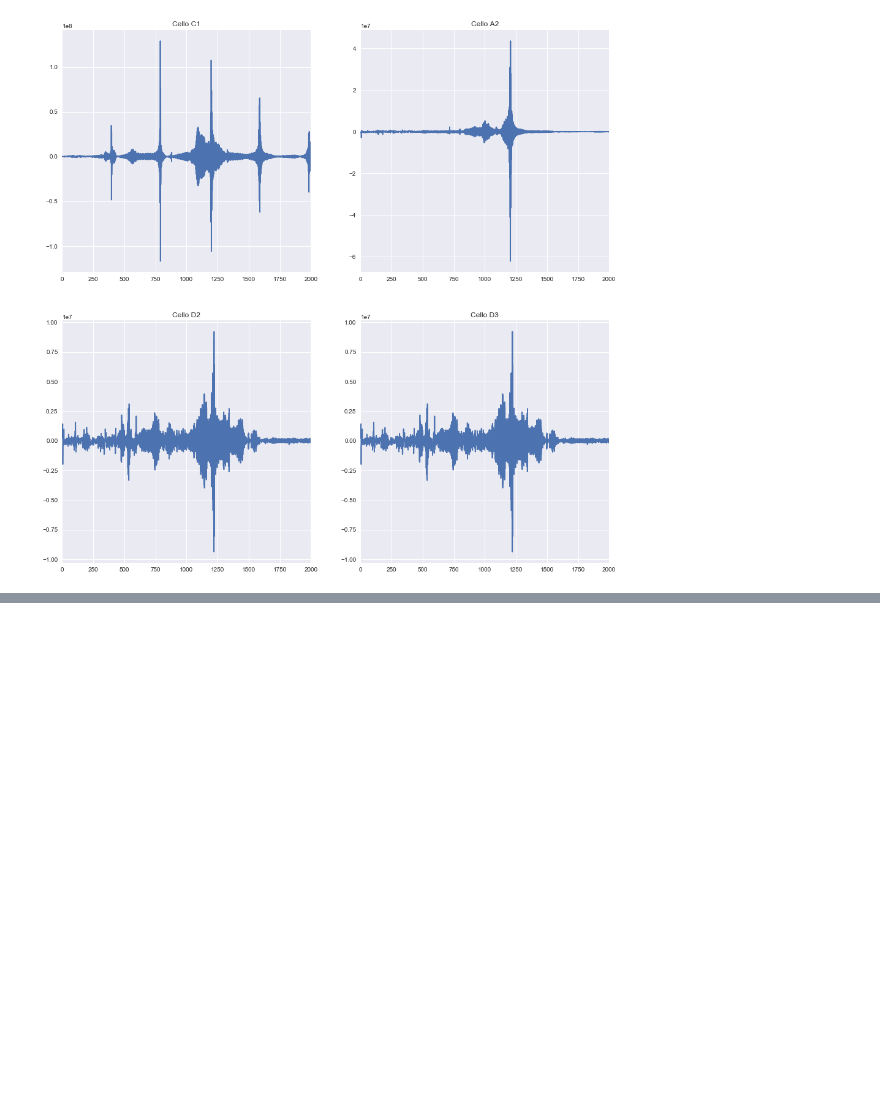
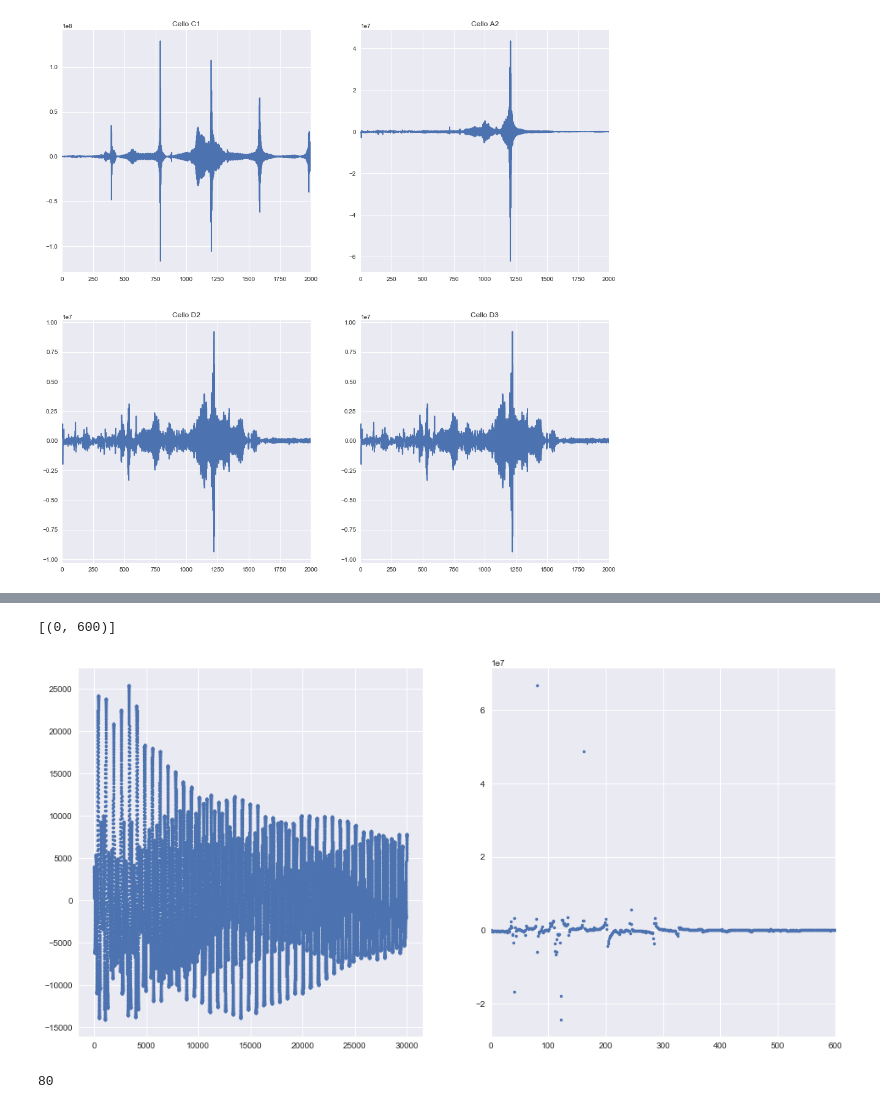
Before and after one commit to pstetz/Pitch-Perfect, a Jupyter notebook: main.ipynb, the cells around one changed output, grey strips where cells are left out. Saved outputs shown, nothing was run; the diff lists cells and outputs as text; code cells hidden in the pictures; blank space fills up the shorter version.

```diff
--- a/main.ipynb
+++ b/main.ipynb
@@ -85,0 +95,19 @@ AttributeError: 'tuple' object has no attribute 'shape'
+# %%
+fig, axarr = plt.subplots(1, 2, figsize=(16, 8))
+
+stubbed = c1_chan1[75440:105440]
+f_stub = fft(stubbed)
+
+axarr[0].plot(stubbed, '.')
+axarr[1].plot(f_stub, '.')
+axarr[1].set(xlim=(0, 600))
+# %% [output]
+[(0, 600)]
+[figure, added]
+# %%
+list(f_stub).index(max(f_stub))
+
+# this might need to be converted from measurement frequency to time frequency
+# if so, I think the value I want is not 80 by larger?
+# %% [output]
+80
```
Also changed, not shown: parts of 6 cells of this notebook, 5 other files.
